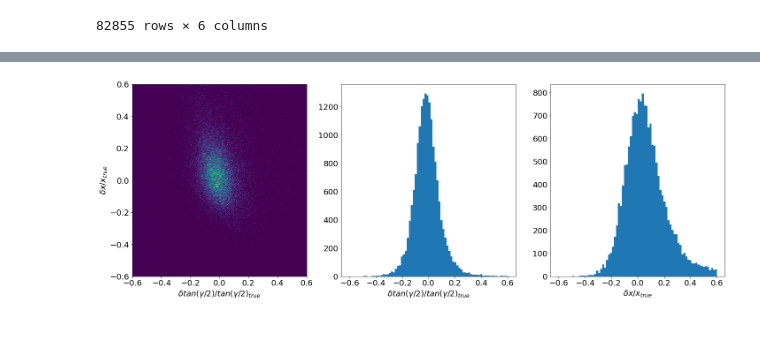
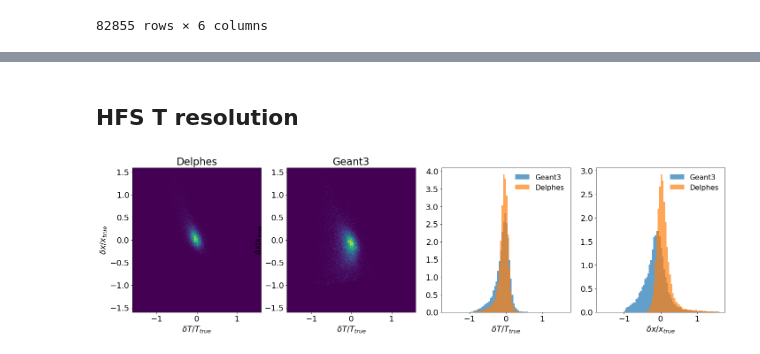
Before and after one commit to owen234/DIS-reco, a Jupyter notebook: hfs-resolution-study.ipynb, the cells around one changed output, grey strips where cells are left out. Saved outputs shown, nothing was run; the diff lists cells and outputs as text; code cells hidden in the pictures.

```diff
--- a/hfs-resolution-study.ipynb
+++ b/hfs-resolution-study.ipynb
@@ -229,16 +346,34 @@ plt.show()
-# %%
-fix,ax = plt.subplots(1,3,figsize=(24,8))
-
-ax[0].hist2d( mc.query(cuts)['dtan_gamma_over_2_norm__gen_e'], mc.query(cuts)['dx_sigma_norm'], range = ([-1*axis_max,axis_max],[-1*axis_max,axis_max]), bins=200)
-ax[0].set_xlabel('$\delta tan(\gamma/2) / tan(\gamma/2)_{true}$')
-ax[0].set_ylabel('$\delta x / x_{true}$')
-
-ax[1].hist( mc.query(cuts)['dtan_gamma_over_2_norm__gen_e'], range=[-1*axis_max,axis_max], bins=80 )
-ax[1].set_xlabel('$\delta tan(\gamma/2) / tan(\gamma/2)_{true}$')
-
-ax[2].hist( mc.query(cuts)['dx_sigma_norm'], range=[-1*axis_max,axis_max], bins=80 )
-ax[2].set_xlabel('$\delta x / x_{true}$')
-
-plt.show()
-# %% [output]
-[figure, removed]
+# %% [markdown]
+## HFS T resolution
+# %%
+fix,ax = plt.subplots(1,4,figsize=(24,6))
+
+ax[0].set_title('Delphes')
+ax[0].hist2d( mc.query(cuts)['dT_norm__gen_e'], mc.query(cuts)['dx_sigma_norm'], range = ([-1*axis_max,axis_max],[-1*axis_max,axis_max]), bins=200)
+#ax[0].hist2d( mc.query(cuts)['dT_norm__gen_HFS'], mc.query(cuts)['dx_sigma_norm'], range = ([-1*axis_max,axis_max],[-1*axis_max,axis_max]), bins=200)
+ax[0].set_xlabel('$\delta T / T_{true}$')
+ax[0].set_ylabel('$\delta x / x_{true}$')
+
+ax[1].set_title('Geant3')
+ax[1].hist2d( mc_fullsim.query(cuts)['dT_norm__gen_e'], mc_fullsim.query(cuts)['dx_sigma_norm'], weights=mc_fullsim.query(cuts)['wgt'], range = ([-1*axis_max,axis_max],[-1*axis_max,axis_max]), bins=200)
+ax[1].set_xlabel('$\delta T / T_{true}$')
+ax[1].set_ylabel('$\delta x / x_{true}$')
+
+
+
+
+ax[2].hist( mc_fullsim.query(cuts)['dT_norm__gen_e'], weights=mc_fullsim.query(cuts)['wgt'], range=[-1*axis_max,axis_max], bins=80, alpha=0.7, density=True, label='Geant3' )
+ax[2].hist( mc.query(cuts)['dT_norm__gen_e'], range=[-1*axis_max,axis_max], bins=80, alpha=0.7, density=True, label='Delphes' )
+#ax[2].hist( mc.query(cuts)['dT_norm__gen_HFS'], range=[-1*axis_max,axis_max], bins=80, alpha=0.7, density=True, label='Delphes' )
+ax[2].set_xlabel('$\delta T / T_{true}$')
+ax[2].legend(loc='best',fontsize=16)
+
+
+ax[3].hist( mc_fullsim.query(cuts)['dx_sigma_norm'], weights=mc_fullsim.query(cuts)['wgt'], range=[-1*axis_max,axis_max], bins=80, alpha=0.7, density=True, label='Geant3' )
+ax[3].hist( mc.query(cuts)['dx_sigma_norm'], range=[-1*axis_max,axis_max], bins=80, alpha=0.7, density=True, label='Delphes' )
+ax[3].set_xlabel('$\delta x / x_{true}$')
+ax[3].legend(loc='best',fontsize=16)
+
+plt.show()
+# %% [output]
+[figure, added]
```
Also changed, not shown: parts of 20 cells of this notebook.
